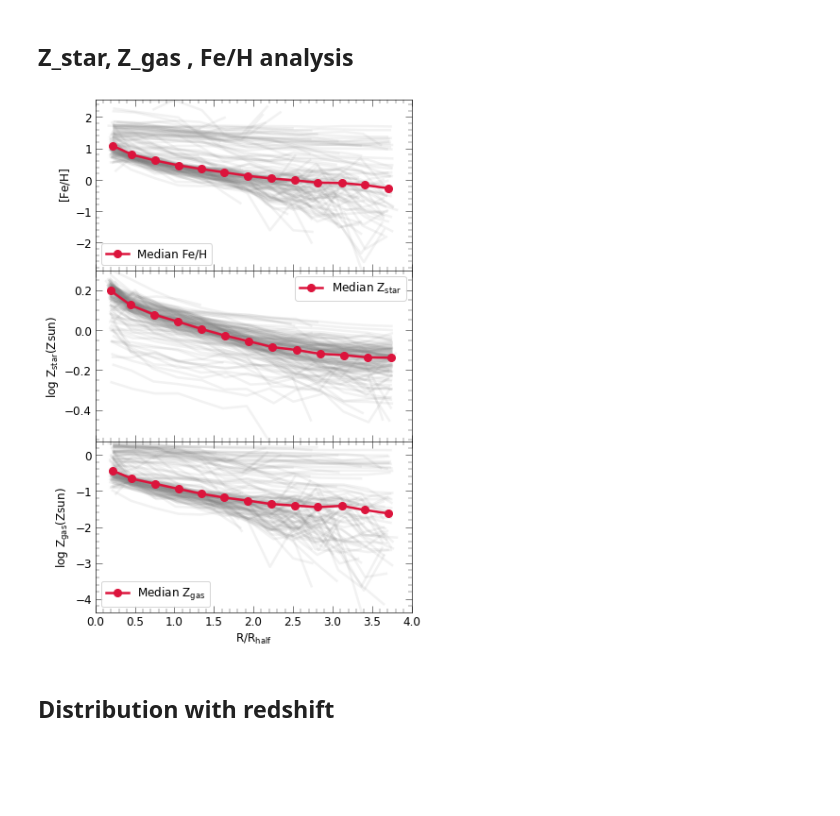
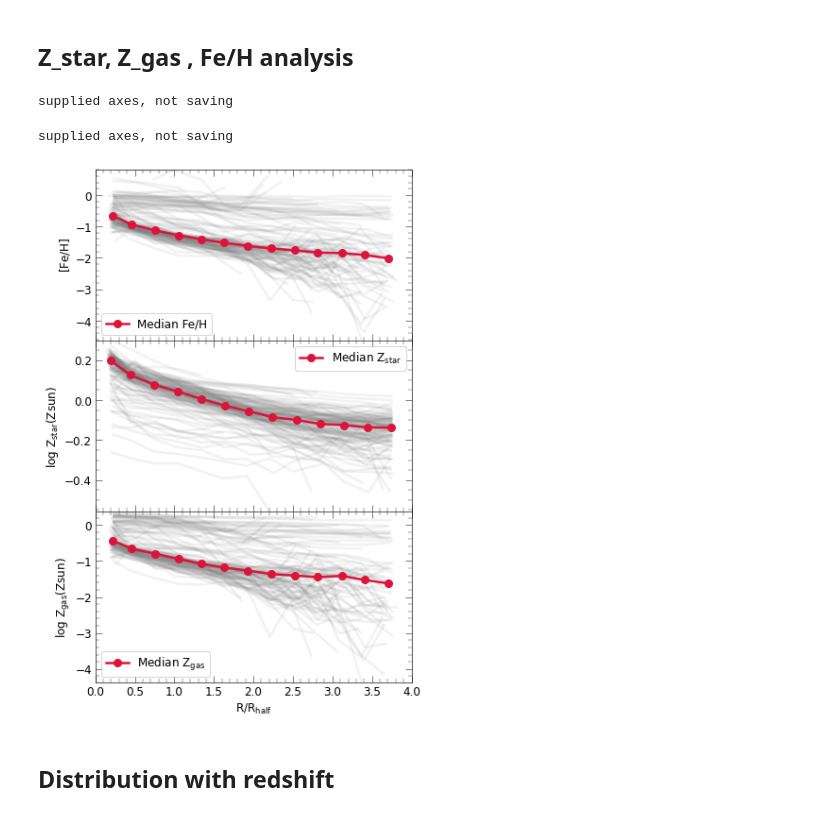
Before and after one commit to ansingh16/hr5_metallicity, a Jupyter notebook: Code/Analysis.ipynb, the cells around one changed output. Drawn from its saved outputs; the diff is of its cells as text; code cells hidden in the pictures; blank space fills up the shorter version.

```diff
--- a/Code/Analysis.ipynb
+++ b/Code/Analysis.ipynb
@@ -501,7 +501,7 @@ import pandas as pd
 import HR5_cluster as hr5
 import configparser
 parser = configparser.ConfigParser()
-parser.read('../params.ini')
+parser.read('../params_hr5.ini')
 
 outdir = parser.get('Paths','outdir')
 galcats = parser.get('Paths','galaxycats')
@@ -510,36 +510,38 @@ snapdir = parser.get('Paths','snapfiles')
 
 snap = 296
 
 
 # get only elliptical galaxies
 snapm = str(snap).zfill(3)
 # get only elliptical galaxies
 morpho = pd.read_csv(f'{morphs}/morphology_{snapm}.csv')
 
 e_galaxies = morpho[morpho['sersicn']>2.5]
 
 import matplotlib.pyplot as plt
 
 fig,ax = plt.subplots(3,1,figsize=(6,10),sharex=True)
 
 
 # clusid = 1664541
 
 Ana = hr5.Analysis(snap)
 
 Ana.get_slope_data(galids=e_galaxies.ID,clusids=e_galaxies.clusID,rmax=4,rbin_width=0.3,var='feh',dump_data=False,use_cache=True)
-Ana.plot_gradient('feh',save=False,axes=ax[0],plot_gal=True)
+Ana.plot_gradient('feh',save=True,axes=ax[0],plot_gal=True)
 
 
 
 Ana.get_slope_data(galids=e_galaxies.ID,clusids=e_galaxies.clusID,rmax=4,rbin_width=0.3,var='met',dump_data=False,use_cache=True)
-Ana.plot_gradient('met',save=False,axes=ax[1:],plot_gal=True)
+Ana.plot_gradient('met',save=True,axes=ax[1:],plot_gal=True)
 
 fig.subplots_adjust(hspace=0)
 
 fig.savefig(f'../Plots/metal_distribution_{snap}.png',bbox_inches='tight')
 # %% [output]
+supplied axes, not saving
+supplied axes, not saving
-[figure, old version]
+[figure, new version]
 # %% [markdown]
 ## Distribution with redshift
 # %%
```
Also changed, not shown: parts of 5 cells of this notebook, 9 other files.
